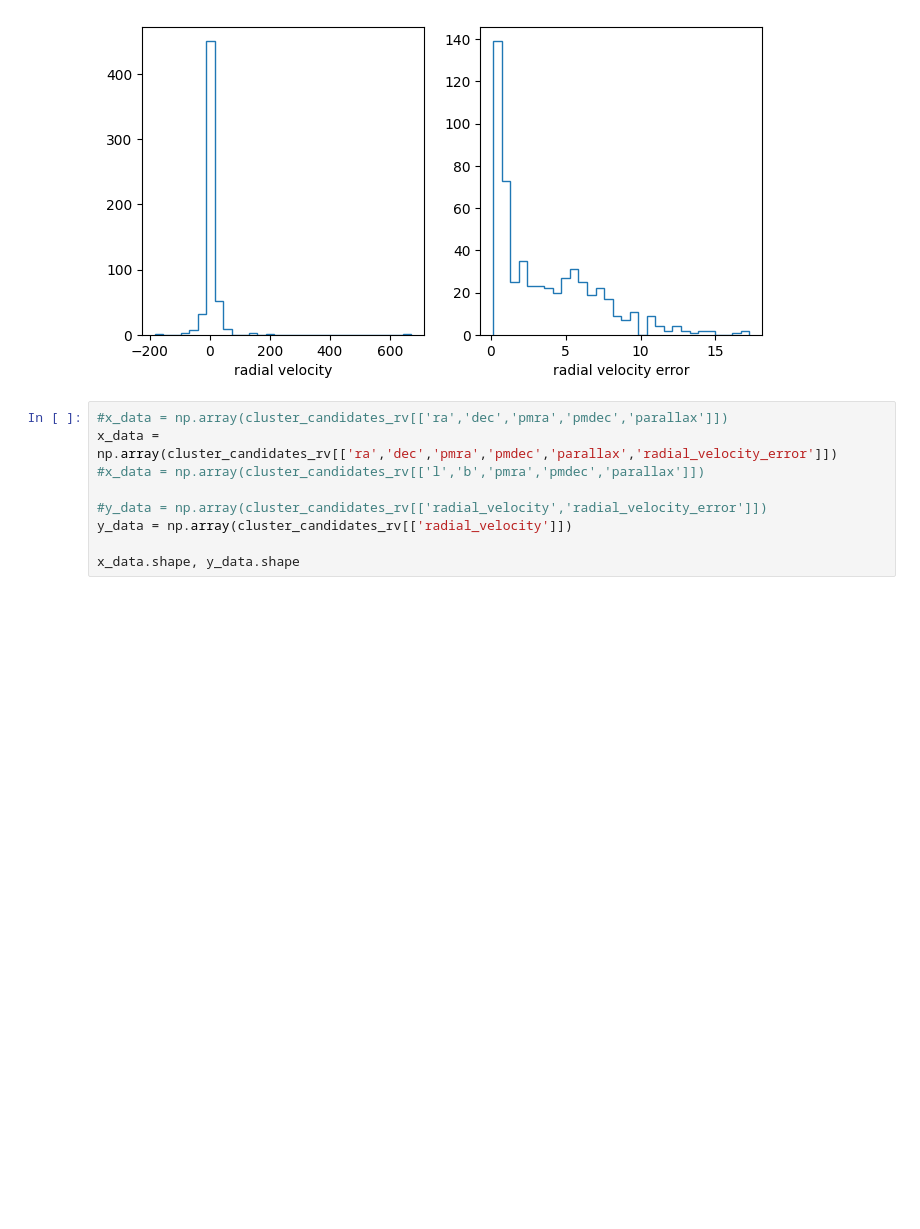
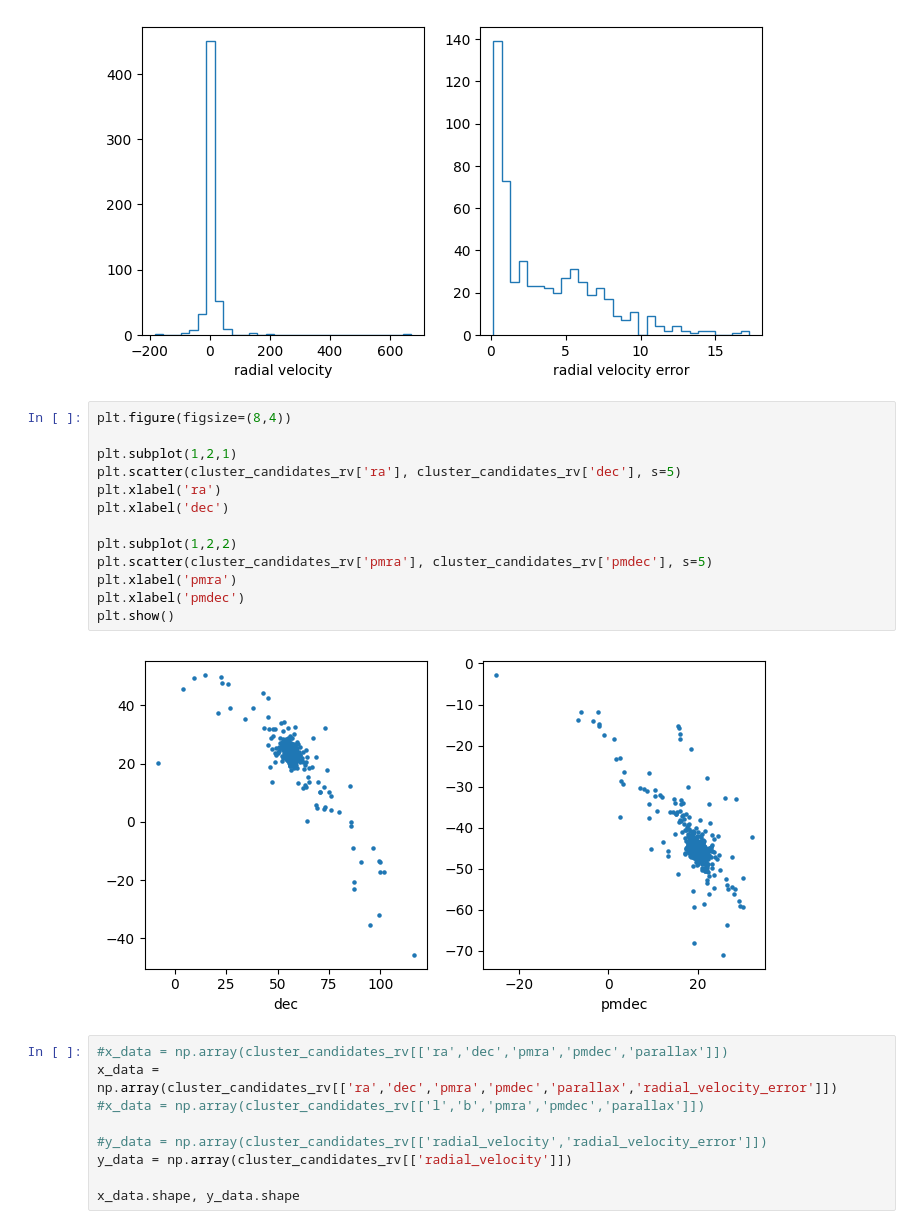
Before and after one commit to stevenalfonso/radial-velocity, a Jupyter notebook: regression_radial_velocity.ipynb, the cells around one changed output. Saved outputs shown, nothing was run; the diff lists cells and outputs as text; blank space fills up the shorter version.

```diff
--- a/regression_radial_velocity.ipynb
+++ b/regression_radial_velocity.ipynb
@@ -60,6 +67,21 @@ plt.xlabel('radial velocity error')
 plt.show()
 # %% [output]
 [figure]
+# %%
+plt.figure(figsize=(8,4))
+
+plt.subplot(1,2,1)
+plt.scatter(cluster_candidates_rv['ra'], cluster_candidates_rv['dec'], s=5)
+plt.xlabel('ra')
+plt.xlabel('dec')
+
+plt.subplot(1,2,2)
+plt.scatter(cluster_candidates_rv['pmra'], cluster_candidates_rv['pmdec'], s=5)
+plt.xlabel('pmra')
+plt.xlabel('pmdec')
+plt.show()
+# %% [output]
+[figure, added]
 # %%
 #x_data = np.array(cluster_candidates_rv[['ra','dec','pmra','pmdec','parallax']])
 x_data = np.array(cluster_candidates_rv[['ra','dec','pmra','pmdec','parallax','radial_velocity_error']])
```
Also changed, not shown: parts of 8 cells of this notebook.
